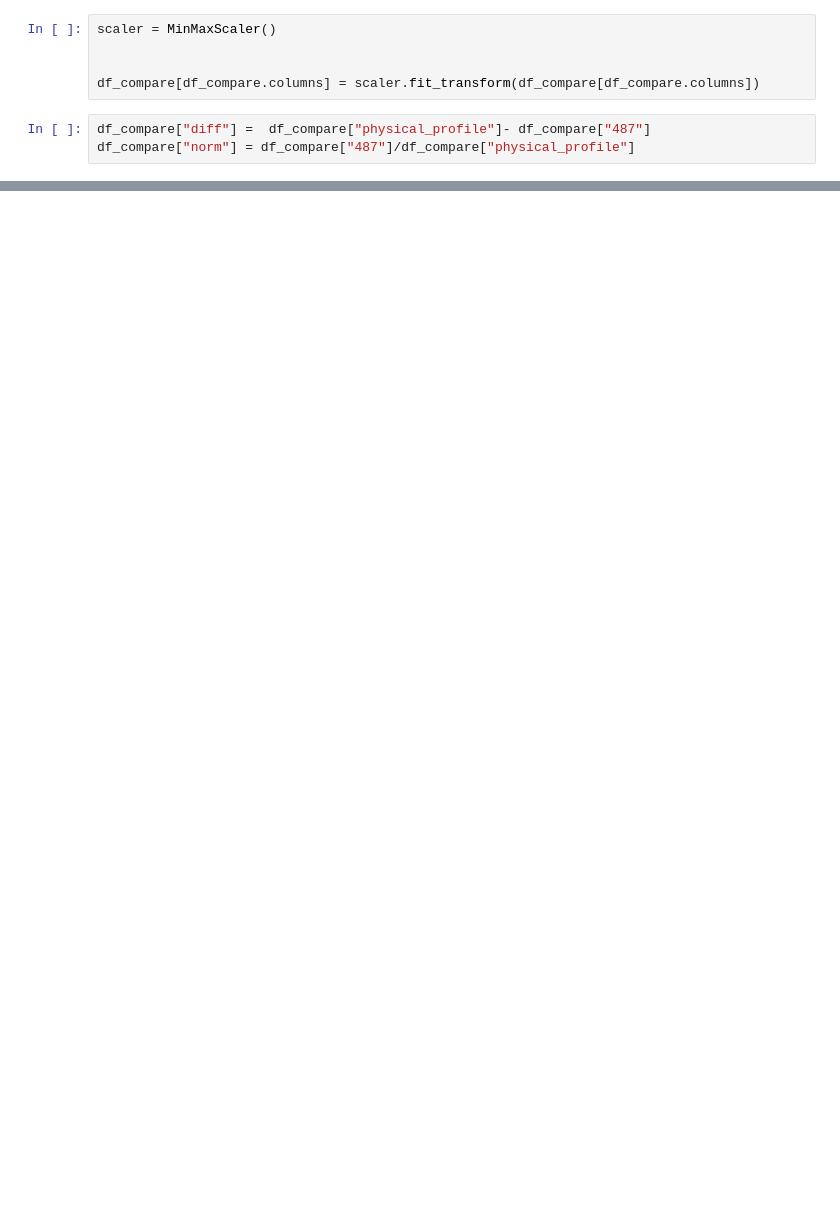
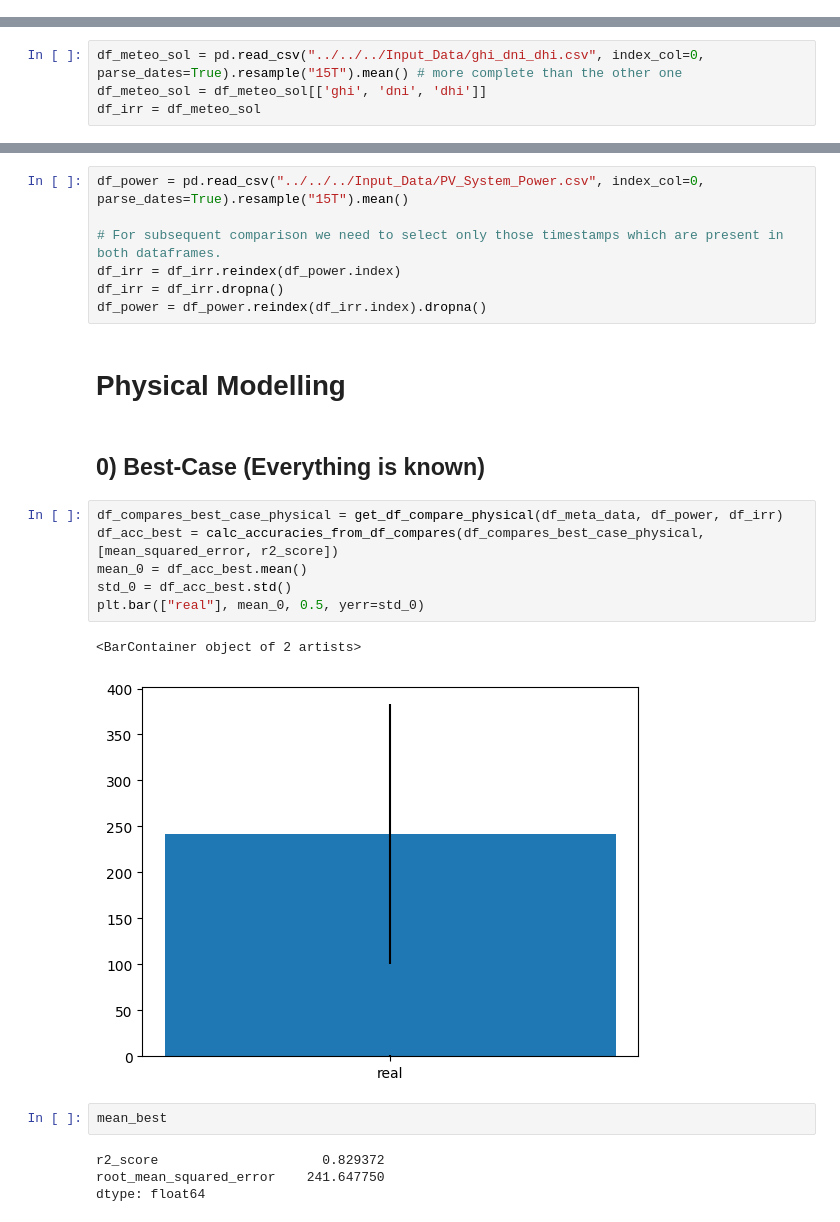
Before and after one commit to nikohou/pv-data-utility-suite, a Jupyter notebook: notebooks/generalizer.ipynb, the cells around one changed output, grey strips where cells are left out. Saved outputs shown, nothing was run; the diff lists cells and outputs as text; blank space fills up the shorter version.

```diff
--- a/notebooks/generalizer.ipynb
+++ b/notebooks/generalizer.ipynb
@@ -110,8 +0,0 @@ from sklearn.preprocessing import MinMaxScaler
-# %%
-scaler = MinMaxScaler()
-
-
-df_compare[df_compare.columns] = scaler.fit_transform(df_compare[df_compare.columns])
-# %%
-df_compare["diff"] =  df_compare["physical_profile"]- df_compare["487"]
-df_compare["norm"] = df_compare["487"]/df_compare["physical_profile"]
@@ -224,0 +217,4 @@ ValueError: Mime type rendering requires nbformat>=4.2.0 but it is not installed
+# %%
+df_meteo_sol = pd.read_csv("../../../Input_Data/ghi_dni_dhi.csv", index_col=0, parse_dates=True).resample("15T").mean() # more complete than the other one
+df_meteo_sol = df_meteo_sol[['ghi', 'dni', 'dhi']]
+df_irr = df_meteo_sol
@@ -224,0 +230,26 @@ ValueError: Mime type rendering requires nbformat>=4.2.0 but it is not installed
+# %%
+df_power = pd.read_csv("../../../Input_Data/PV_System_Power.csv", index_col=0, parse_dates=True).resample("15T").mean()
+
+# For subsequent comparison we need to select only those timestamps which are present in both dataframes.
+df_irr = df_irr.reindex(df_power.index)
+df_irr = df_irr.dropna()
+df_power = df_power.reindex(df_irr.index).dropna()
+# %% [markdown]
+# Physical Modelling
+# %% [markdown]
+## 0) Best-Case (Everything is known)
+# %%
+df_compares_best_case_physical = get_df_compare_physical(df_meta_data, df_power, df_irr)
+df_acc_best = calc_accuracies_from_df_compares(df_compares_best_case_physical, [mean_squared_error, r2_score])
+mean_0 = df_acc_best.mean()
+std_0 = df_acc_best.std()
+plt.bar(["real"], mean_0, 0.5, yerr=std_0)
+# %% [output]
+<BarContainer object of 2 artists>
+[figure, added]
+# %%
+mean_best
+# %% [output]
+r2_score                     0.829372
+root_mean_squared_error    241.647750
+dtype: float64
```
Also changed, not shown: parts of 49 cells of this notebook, 9 other files.
